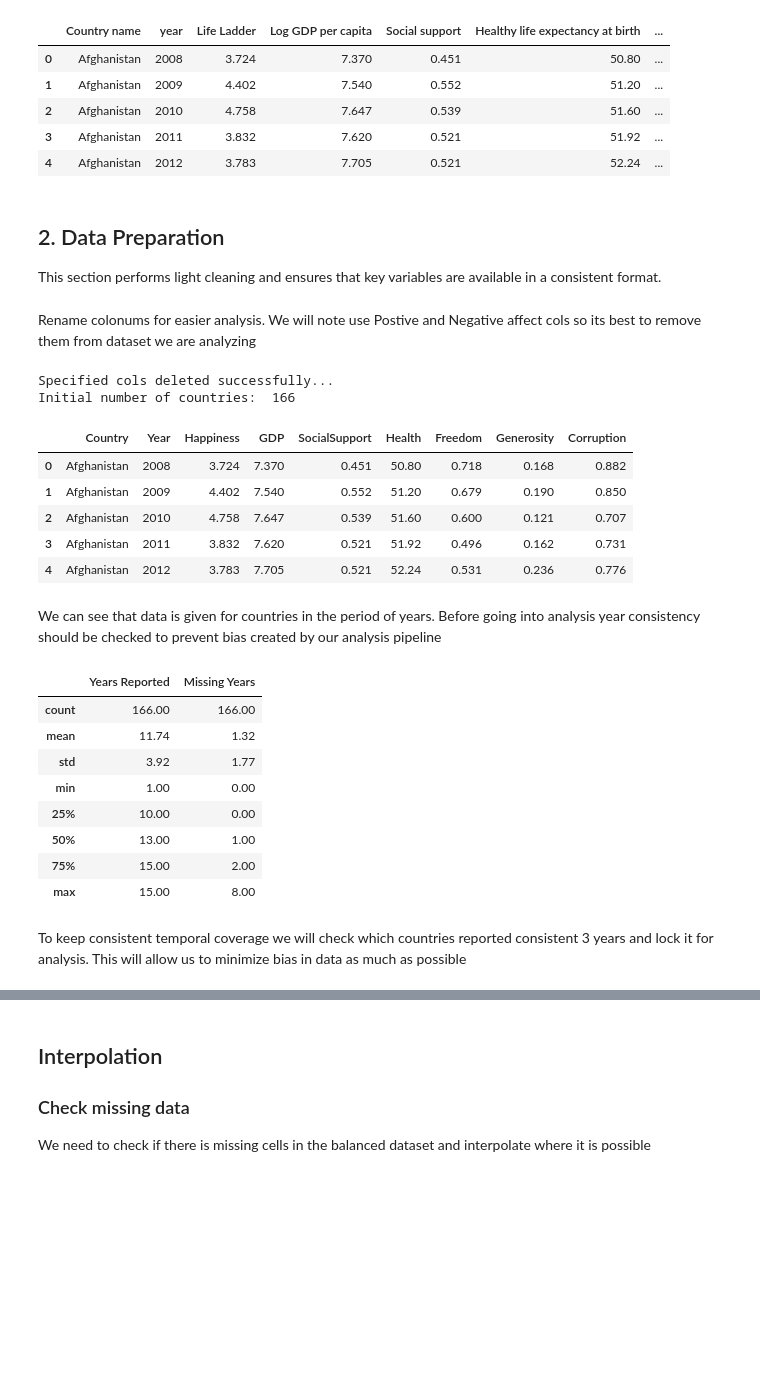
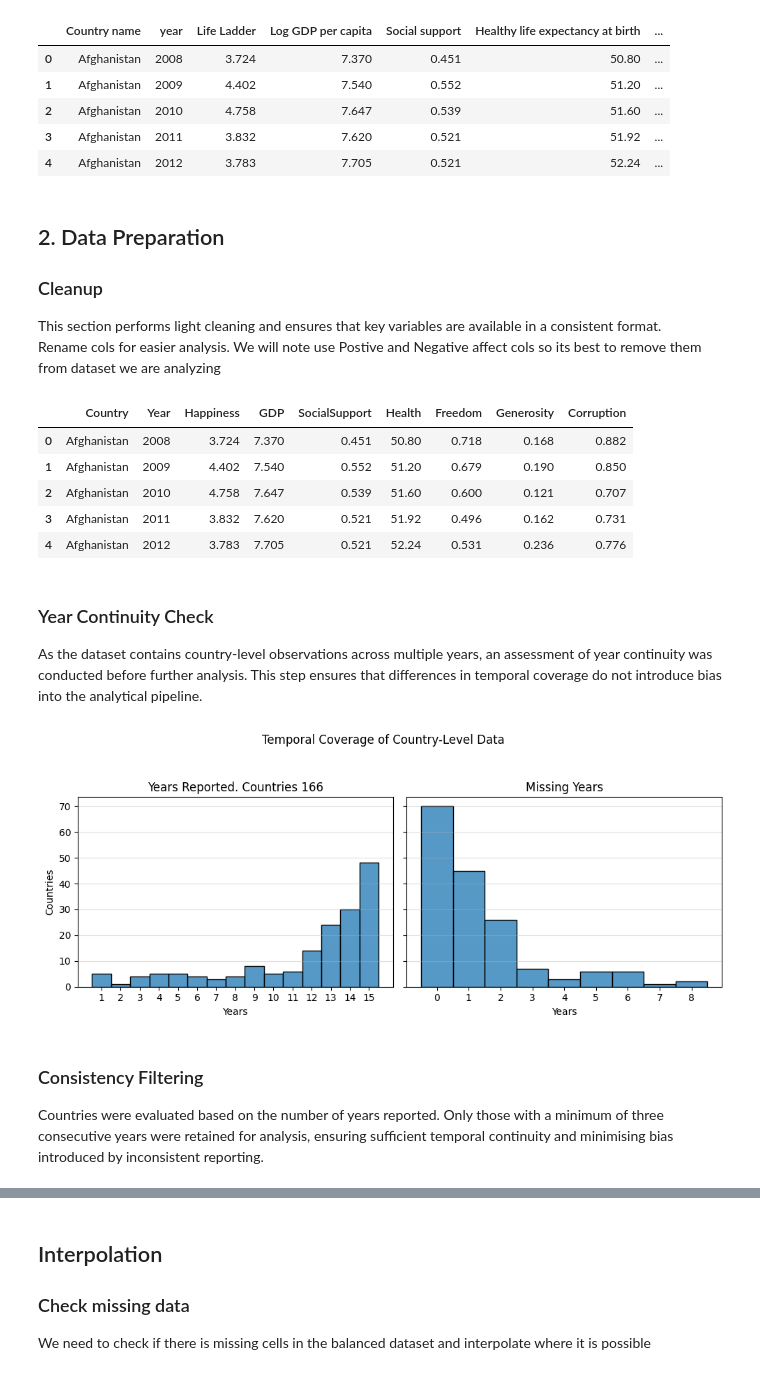
Before and after one commit to baxasd/DVCW, a Jupyter notebook: Z22590018.ipynb, the cells around one changed output, grey strips where cells are left out. Saved outputs shown, nothing was run; the diff lists cells and outputs as text; code cells hidden in the pictures; blank space fills up the shorter version.

```diff
--- a/Z22590018.ipynb
+++ b/Z22590018.ipynb
@@ -36,10 +46,10 @@ df.head()
 | 4 | Afghanistan | 2012 | 3.783 | 7.705 | 0.521 | 52.24 | ... |
 # %% [markdown]
 ## 2. Data Preparation
+### Cleanup
 
 This section performs light cleaning and ensures that key variables are available in a consistent format.
+Rename cols for easier analysis. We will note use Postive and Negative affect cols so its best to remove them from dataset we are analyzing
-# %% [markdown]
-Rename colonums for easier analysis. We will note use Postive and Negative affect cols so its best to remove them from dataset we are analyzing
 # %%
 # Rename original colonumns with given new names
 df = df.rename(columns={
@@ -53,22 +63,10 @@ df = df.rename(columns={
     "Perceptions of corruption": "Corruption"
 })
 
-# Drop Positive and negative affect colonums
-try:
-    df = df.drop(columns=["Positive affect", "Negative affect"])
-    print("Specified cols deleted successfully...")
-except:
-    print("Cols doen't exist. Skipping...")
-
-num_countries = df["Country"].nunique()
-
-print("Initial number of countries: ", num_countries, f"\n\n\n") # \n space for readability
-
-# Recheck data structure
+# Drop cols
+df = df.drop(columns=["Positive affect", "Negative affect"], errors="ignore")
 df.head()
 # %% [output]
-Specified cols deleted successfully...
-Initial number of countries:  166
 |  | Country | Year | Happiness | GDP | SocialSupport | Health | Freedom | Generosity | Corruption |
 | 0 | Afghanistan | 2008 | 3.724 | 7.370 | 0.451 | 50.80 | 0.718 | 0.168 | 0.882 |
 | 1 | Afghanistan | 2009 | 4.402 | 7.540 | 0.552 | 51.20 | 0.679 | 0.190 | 0.850 |
@@ -76,40 +74,43 @@ Initial number of countries:  166
 | 3 | Afghanistan | 2011 | 3.832 | 7.620 | 0.521 | 51.92 | 0.496 | 0.162 | 0.731 |
 | 4 | Afghanistan | 2012 | 3.783 | 7.705 | 0.521 | 52.24 | 0.531 | 0.236 | 0.776 |
 # %% [markdown]
-We can see that data is given for countries in the period of years. Before going into analysis year consistency should be checked to prevent bias created by our analysis pipeline
+### Year Continuity Check
+As the dataset contains country-level observations across multiple years, an assessment of year continuity was conducted before further analysis. This step ensures that differences in temporal coverage do not introduce bias into the analytical pipeline.
 # %%
-# Per-country year coverage
-country_coverage = (
+coverage = (
     df.groupby("Country")["Year"]
-      .agg(
-          YearsReported="nunique",
-          YearMin="min",
-          YearMax="max"
-      )
+      .agg(YearsReported="nunique", YearMin="min", YearMax="max")
       .assign(
-          TotalSpan=lambda x: x["YearMax"] - x["YearMin"] + 1,
-          MissingYears=lambda x: x["TotalSpan"] - x["YearsReported"]
-      )
-      .sort_values("MissingYears", ascending=False)
-)
+          MissingYears=lambda x: (x["YearMax"] - x["YearMin"] + 1) - x["YearsReported"]))
 
-summary = pd.DataFrame({
-    "Years Reported": country_coverage["YearsReported"].describe(),
-    "Missing Years": country_coverage["MissingYears"].describe()
-}).round(2)
+fig, axes = plt.subplots(1, 2, figsize=(10, 4), sharey=True)
 
-summary
+# Years Reported
+sns.histplot(coverage["YearsReported"], discrete=True, ax=axes[0])
+
+axes[0].set_title(f"Years Reported. Countries {len(coverage)}")
+axes[0].set_xlabel("Years")
+axes[0].set_ylabel("Countries")
+axes[0].set_xticks(range(coverage["YearsReported"].min(), coverage["YearsReported"].max() + 1))
+axes[0].grid(True, axis="y", alpha=0.4)
+
+# Missing Years
+sns.histplot(coverage["MissingYears"], discrete=True, ax=axes[1])
+
+axes[1].set_title("Missing Years")
+axes[1].set_xlabel("Years")
+axes[1].set_xticks(range(coverage["MissingYears"].min(), coverage["MissingYears"].max() + 1))
+axes[1].grid(True, axis="y", alpha=0.4)
+
+# Finalise
+plt.suptitle("Temporal Coverage of Country-Level Data", y=1.05)
+plt.tight_layout()
+plt.savefig("country_year_coverage_distribution.png", dpi=300, bbox_inches="tight")
+plt.show()
 # %% [output]
-|  | Years Reported | Missing Years |
-| count | 166.00 | 166.00 |
-| mean | 11.74 | 1.32 |
-| std | 3.92 | 1.77 |
-| min | 1.00 | 0.00 |
-| 25% | 10.00 | 0.00 |
-| 50% | 13.00 | 1.00 |
-| 75% | 15.00 | 2.00 |
-| max | 15.00 | 8.00 |
+[figure, added]
 # %% [markdown]
-To keep consistent temporal coverage we will check which countries reported consistent 3 years and lock it for analysis. This will allow us to minimize bias in data as much as possible
+### Consistency Filtering
+Countries were evaluated based on the number of years reported. Only those with a minimum of three consecutive years were retained for analysis, ensuring sufficient temporal continuity and minimising bias introduced by inconsistent reporting.
 # %%
 MIN_YEARS = 3
```
Also changed, not shown: parts of 10 cells of this notebook, 3 other files.
